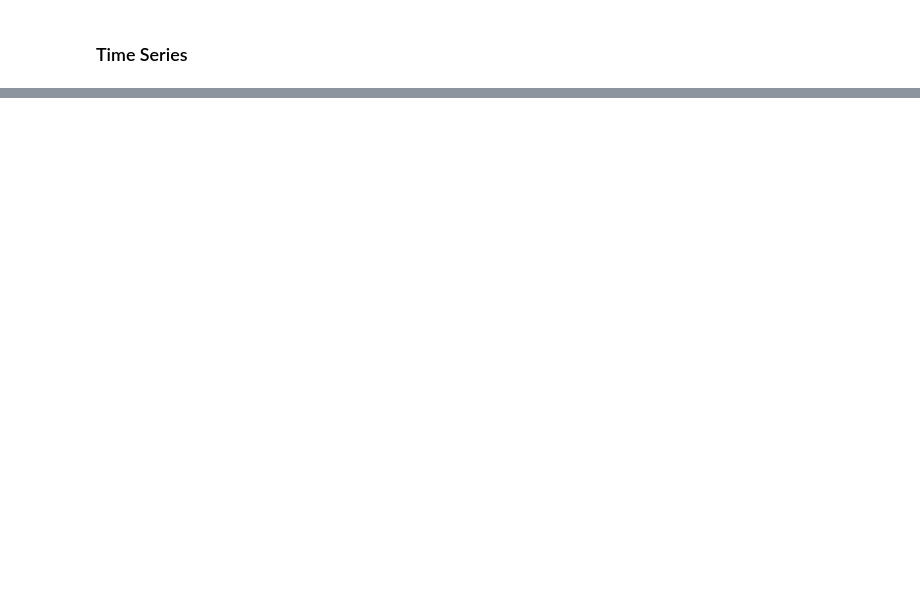
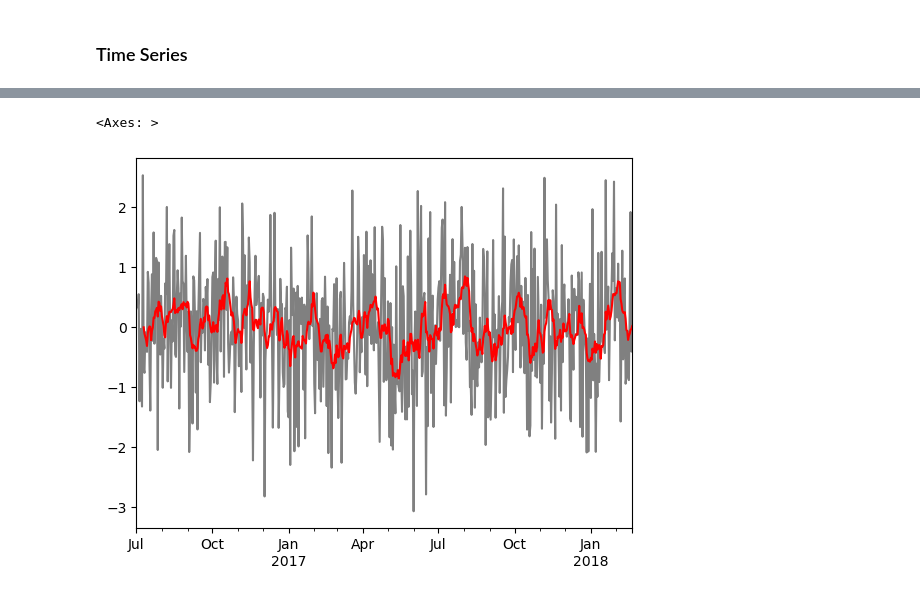
Before and after one commit to LuqDaMan/python-revision, a Jupyter notebook: timeseries_recap.ipynb, the cells around one changed output, grey strips where cells are left out. Cells and saved outputs as stored; diff of their text form; code cells hidden in the pictures; blank space fills up the shorter version.

```diff
--- a/timeseries_recap.ipynb
+++ b/timeseries_recap.ipynb
@@ -22,0 +381,4 @@ df.set_index('Month').plot()
+# %%
+df = pd.DataFrame(np.random.randn(600, 3), index =
+                  pd.date_range('7/1/2016', freq = 'D', periods = 600),
+                  columns = ['A', 'B', 'C'])
@@ -22,0 +405,8 @@ df.set_index('Month').plot()
+# %%
+#pd.rolling_mean(df, window = 2)[1:10] # in future versions you want to resample separately
+r = df.rolling(window = 10)
+df['A'].plot(color='grey')
+r.mean()['A'].plot(color='red')
+# %% [output]
+<Axes: >
+[figure, added]
```
Also changed, not shown: parts of 77 cells of this notebook.
